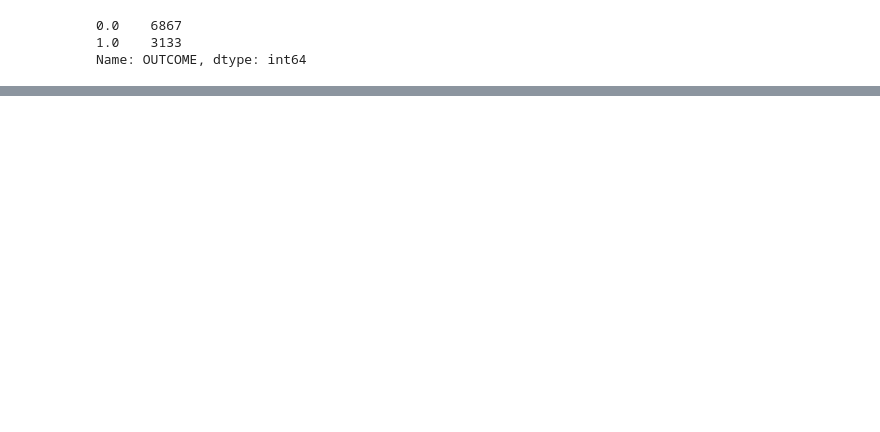
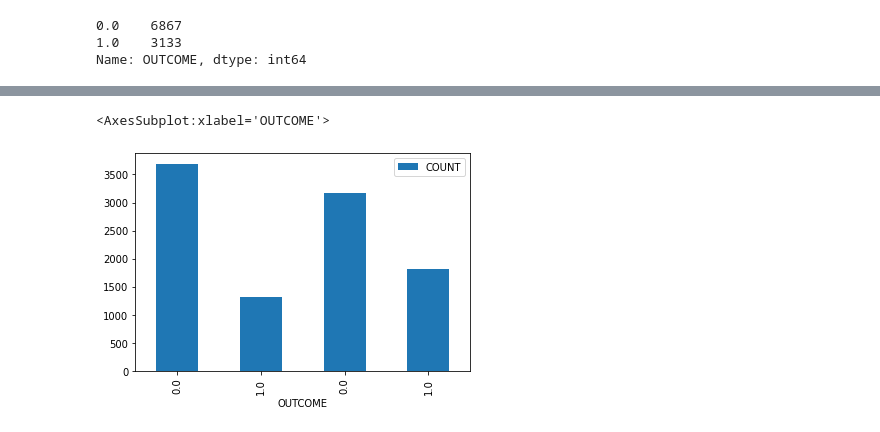
Before and after one commit to NickA-svg/Py.Claims.Classification, a Jupyter notebook: claims_classification.ipynb, the cells around one changed output, grey strips where cells are left out. Saved outputs shown, nothing was run; the diff lists cells and outputs as text; code cells hidden in the pictures; blank space fills up the shorter version.

```diff
--- a/claims_classification.ipynb
+++ b/claims_classification.ipynb
@@ -196,0 +280,14 @@ acc_df
+# %%
+(df >> select(
+    X.OUTCOME,
+    X.GENDER,
+    X.RACE
+    ) >> group_by(
+        X.GENDER,
+        X.OUTCOME
+    )>>summarise(
+        COUNT=n(X.RACE)
+        )).plot.bar(x="OUTCOME",y="COUNT")
+# %% [output]
+<AxesSubplot:xlabel='OUTCOME'>
+[figure, added]
```
Also changed, not shown: parts of 11 cells of this notebook.
